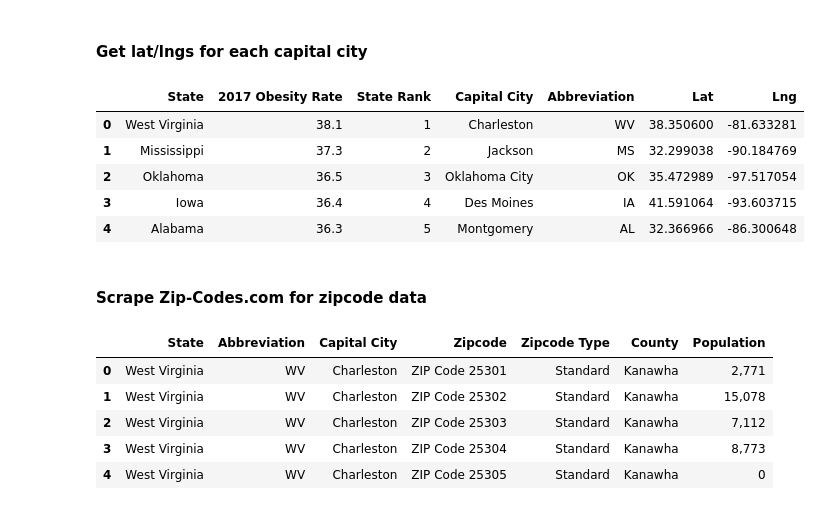
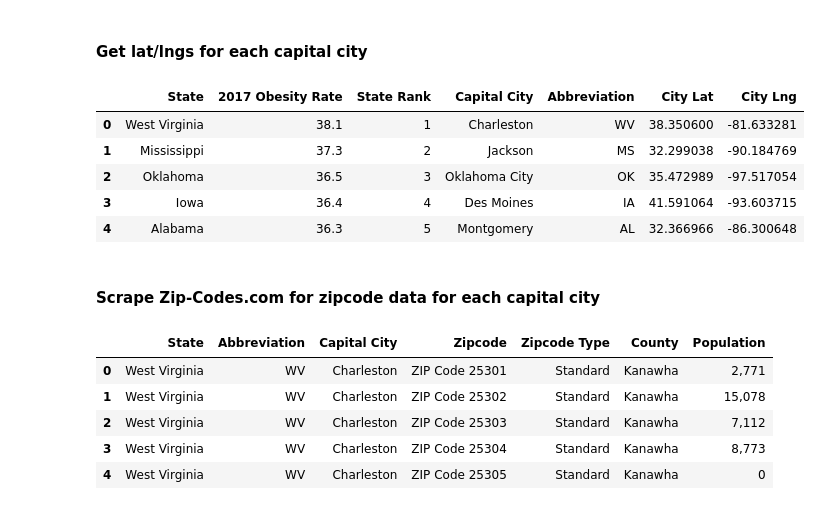
Before and after one commit to amypeniston/data-science-capstone-project, a Jupyter notebook: Week_5_Capstone_Project.ipynb, the cells around one changed output. Saved outputs shown, nothing was run; the diff lists cells and outputs as text; code cells hidden in the pictures.

```diff
--- a/Week_5_Capstone_Project.ipynb
+++ b/Week_5_Capstone_Project.ipynb
@@ -282,10 +288,10 @@ def geocode_cities(row):
     loc = geolocator.geocode(capital_city +',' + abbrev + ',' + country)
     return [loc.latitude, loc.longitude]
 # %%
-obesity_rates_2017.loc[:, "Lat"], obesity_rates_2017.loc[:, "Lng"] = zip(*obesity_rates_2017.apply(geocode_cities, axis=1).copy())
+obesity_rates_2017.loc[:, "City Lat"], obesity_rates_2017.loc[:, "City Lng"] = zip(*obesity_rates_2017.apply(geocode_cities, axis=1).copy())
 obesity_rates_2017.head()
 # %% [output]
-|  | State | 2017 Obesity Rate | State Rank | Capital City | Abbreviation | Lat | Lng |
+|  | State | 2017 Obesity Rate | State Rank | Capital City | Abbreviation | City Lat | City Lng |
 | 0 | West Virginia | 38.1 | 1 | Charleston | WV | 38.350600 | -81.633281 |
 | 1 | Mississippi | 37.3 | 2 | Jackson | MS | 32.299038 | -90.184769 |
 | 2 | Oklahoma | 36.5 | 3 | Oklahoma City | OK | 35.472989 | -97.517054 |
@@ -294,7 +300,7 @@ obesity_rates_2017.head()
 # %%
 obesity_rates_2017.to_csv("assets/backup.csv")
 # %% [markdown]
-#### Scrape Zip-Codes.com for zipcode data
+#### Scrape Zip-Codes.com for zipcode data for each capital city
 # %%
 base_url = "https://www.zip-codes.com/city/"
 # %%
```
Also changed, not shown: parts of 29 cells of this notebook.
